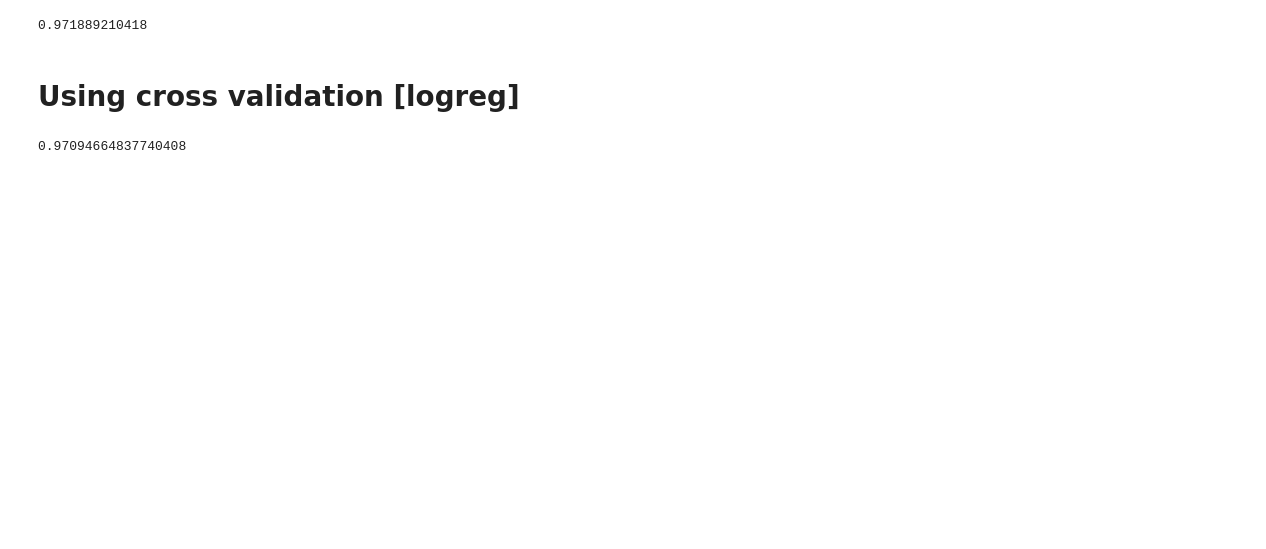
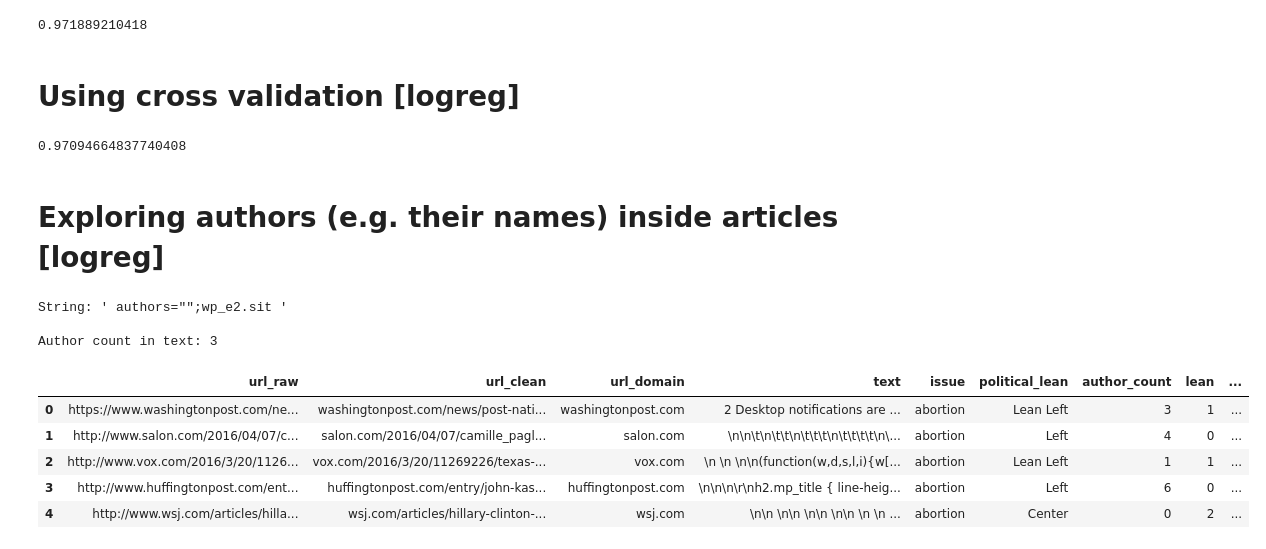
Before and after one commit to Stanleyyork/sfdat28-stevens, a Jupyter notebook: projects/political_lean/Exploration.ipynb, the cells around one changed output. Drawn from its saved outputs; the diff is of its cells as text; code cells hidden in the pictures; blank space fills up the shorter version.

```diff
--- a/projects/political_lean/Exploration.ipynb
+++ b/projects/political_lean/Exploration.ipynb
@@ -268,3 +272,24 @@ y = simple_train.lean
 cross_val_score(logreg, X_dtm, y, cv=5, scoring='accuracy').mean()
 # %% [output]
 0.97094664837740408
+# %% [markdown]
+# Exploring authors (e.g. their names) inside articles [logreg]
+# %%
+i = political_lean_data.head(1).text.str.index("author")[0]
+print "String: '", political_lean_data.head(1).text.str[i:i+20][0], "'"
+print " "
+print "Author count in text:", political_lean_data.head(1).text.str.count("author")[0]
+# %% [output]
+String: ' authors="";wp_e2.sit '
+
+Author count in text: 3
+# %%
+political_lean_data['author_count'] = political_lean_data.text.str.count("author")
+political_lean_data.head()
+# %% [output]
+|  | url_raw | url_clean | url_domain | text | issue | political_lean | author_count | lean | ... |
+| 0 | https://www.washingtonpost.com/ne... | washingtonpost.com/news/post-nati... | washingtonpost.com | 2 Desktop notifications are ... | abortion | Lean Left | 3 | 1 | ... |
+| 1 | http://www.salon.com/2016/04/07/c... | salon.com/2016/04/07/camille_pagl... | salon.com | \n\n\t\n\t\t\n\t\t\t\n\t\t\t\t\n\... | abortion | Left | 4 | 0 | ... |
+| 2 | http://www.vox.com/2016/3/20/1126... | vox.com/2016/3/20/11269226/texas-... | vox.com | \n \n \n\n(function(w,d,s,l,i){w[... | abortion | Lean Left | 1 | 1 | ... |
+| 3 | http://www.huffingtonpost.com/ent... | huffingtonpost.com/entry/john-kas... | huffingtonpost.com | \n\n\n\r\nh2.mp_title { line-heig... | abortion | Left | 6 | 0 | ... |
+| 4 | http://www.wsj.com/articles/hilla... | wsj.com/articles/hillary-clinton-... | wsj.com | \n\n \n\n \n\n \n\n \n \n ... | abortion | Center | 0 | 2 | ... |
```
Also changed, not shown: parts of 10 cells of this notebook.
